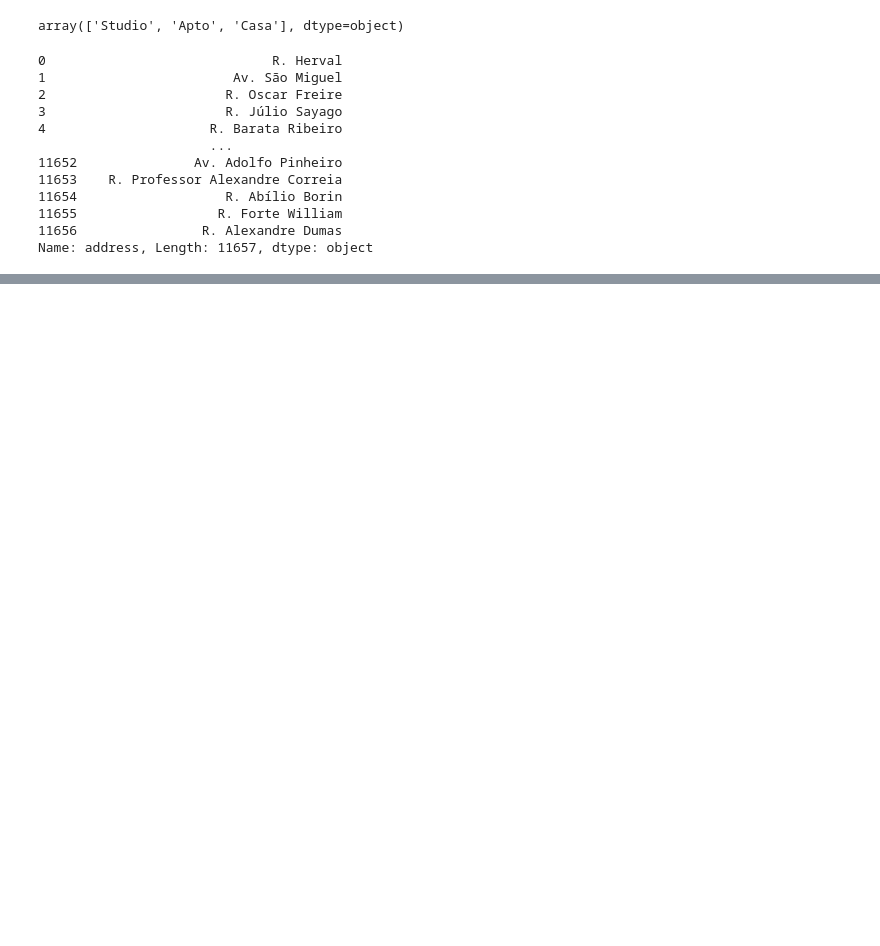
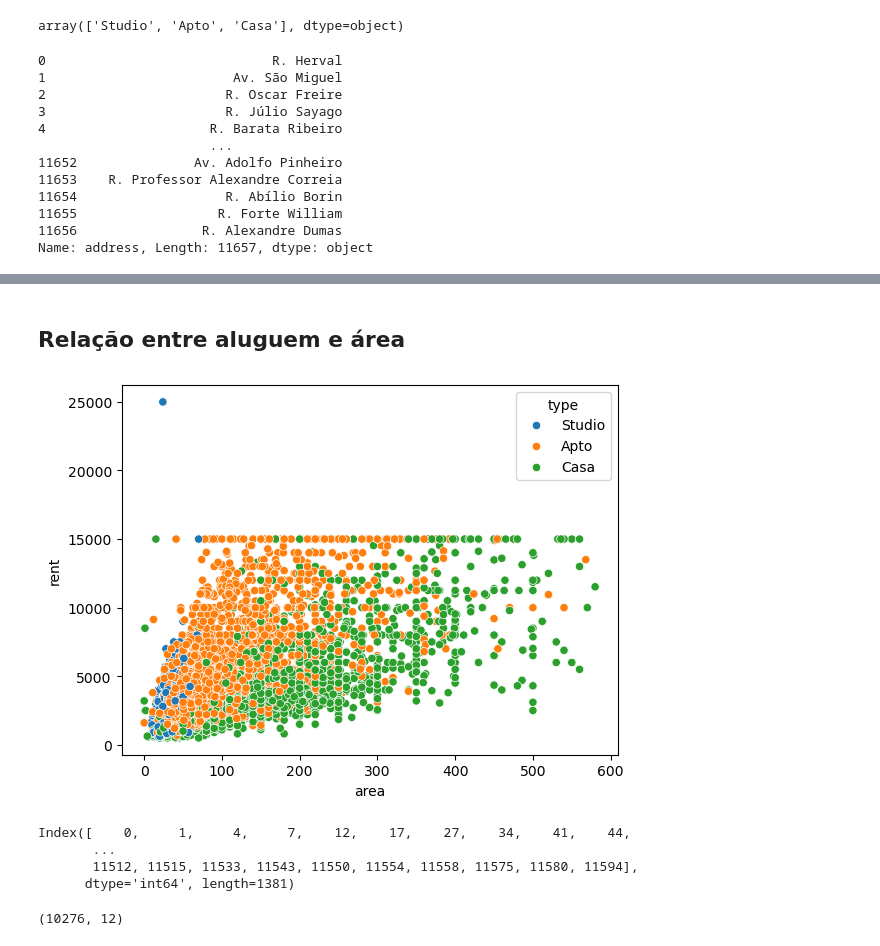
Before and after one commit to vrvinicius/residencia_ia, a Jupyter notebook: Introdução à Linguagens/Aulas/SaoPaulo_HousingPrice_Template.ipynb, the cells around one changed output, grey strips where cells are left out. Saved outputs shown, nothing was run; the diff lists cells and outputs as text; code cells hidden in the pictures; blank space fills up the shorter version.

```diff
--- a/Introdução à Linguagens/Aulas/SaoPaulo_HousingPrice_Template.ipynb
+++ b/Introdução à Linguagens/Aulas/SaoPaulo_HousingPrice_Template.ipynb
@@ -330,0 +343,14 @@ df_sorted = df.sort_values(by=[])
+# %% [markdown]
+## Relação entre aluguem e área
+# %%
+sns.scatterplot(df, x= 'area', y= 'rent', hue= 'type')
+plt.show()
+# %% [output]
+[figure, added]
+# %%
+df[df['type'].isin(['Studio'])].index
+# %% [output]
+Index([    0,     1,     4,     7,    12,    17,    27,    34,    41,    44,
+       ...
+       11512, 11515, 11533, 11543, 11550, 11554, 11558, 11575, 11580, 11594],
+      dtype='int64', length=1381)
@@ -330,0 +362,4 @@ df_sorted = df.sort_values(by=[])
+# %%
+df_sem_studio.shape
+# %% [output]
+(10276, 12)
```
Also changed, not shown: parts of 21 cells of this notebook, 1 other file.
